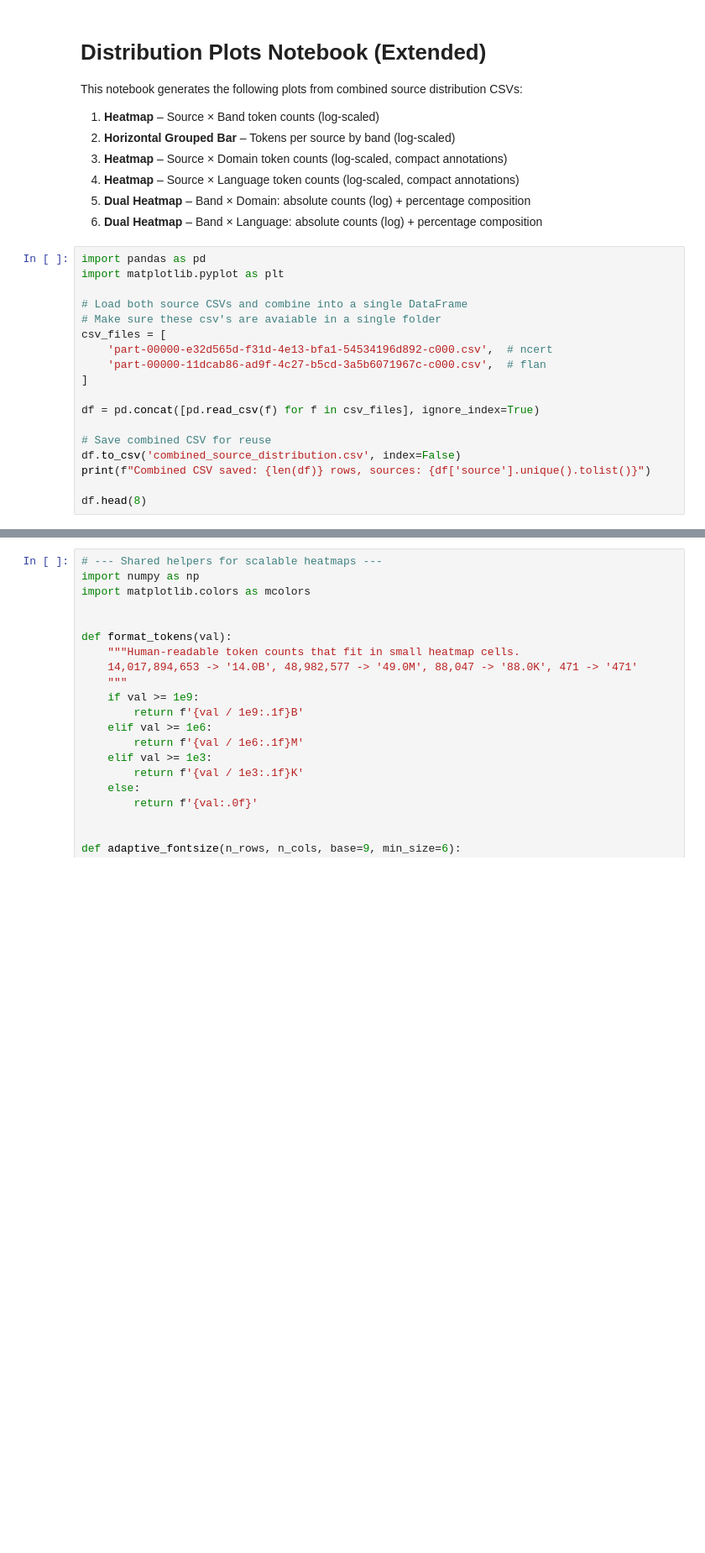
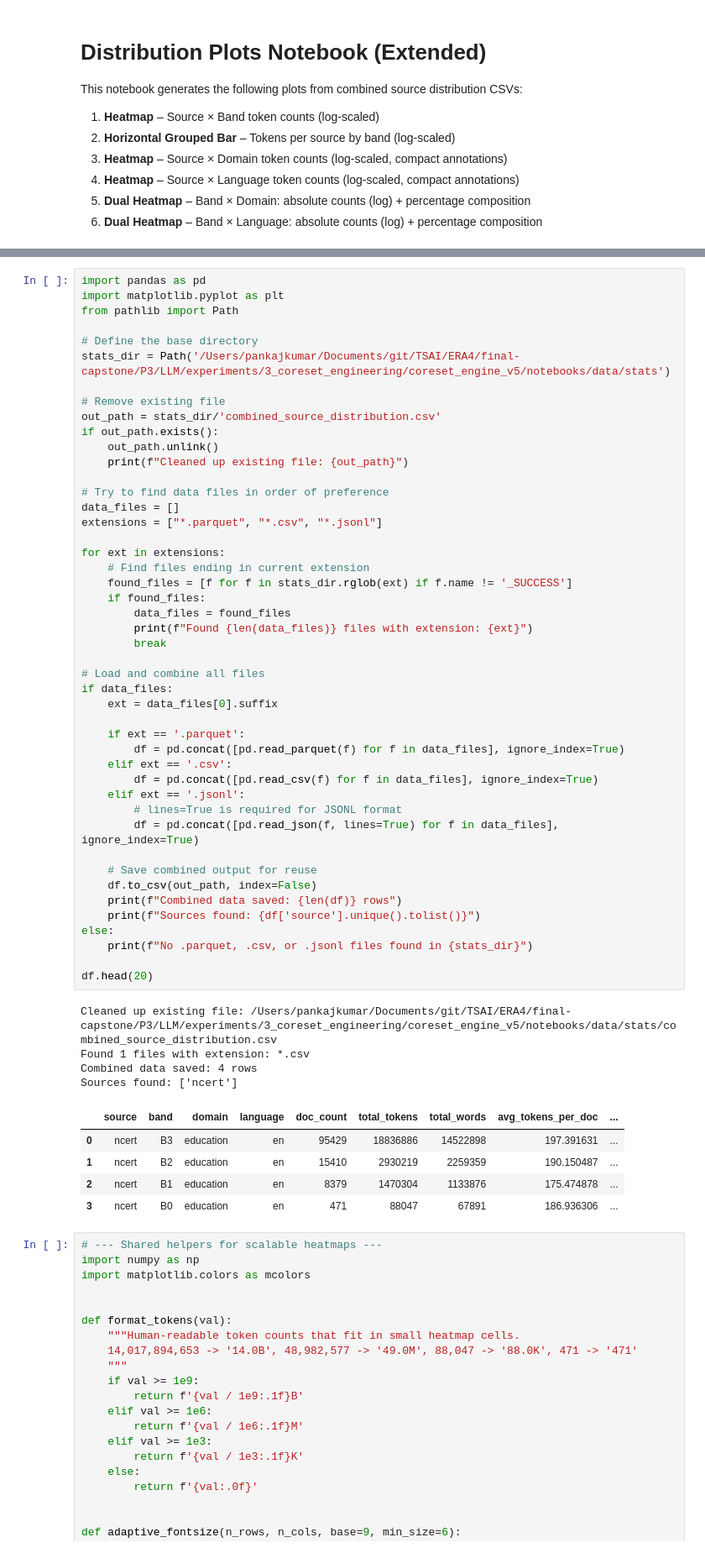
Before and after one commit to The-School-of-AI/LLM, a Jupyter notebook: experiments/3_coreset_engineering/coreset_engine_v5/notebooks/distribution_plots_notebook_extended.ipynb, the cells around one changed output, grey strips where cells are left out. Shown at 84% size. Drawn from its saved outputs; the diff is of its cells as text; blank space fills up the shorter version.

Commit message:
chore: included optimizations and updated emr, notebook for distribution, Readme

```diff
--- a/experiments/3_coreset_engineering/coreset_engine_v5/notebooks/distribution_plots_notebook_extended.ipynb
+++ b/experiments/3_coreset_engineering/coreset_engine_v5/notebooks/distribution_plots_notebook_extended.ipynb
@@ -8,21 +10,3 @@ This notebook generates the following plots from combined source distribution CS
 4. **Heatmap** – Source × Language token counts (log-scaled, compact annotations)
 5. **Dual Heatmap** – Band × Domain: absolute counts (log) + percentage composition
 6. **Dual Heatmap** – Band × Language: absolute counts (log) + percentage composition
-# %%
-import pandas as pd
-import matplotlib.pyplot as plt
-
-# Load both source CSVs and combine into a single DataFrame
-# Make sure these csv's are avaiable in a single folder
-csv_files = [
-    'part-00000-e32d565d-f31d-4e13-bfa1-54534196d892-c000.csv',  # ncert
-    'part-00000-11dcab86-ad9f-4c27-b5cd-3a5b6071967c-c000.csv',  # flan
-]
-
-df = pd.concat([pd.read_csv(f) for f in csv_files], ignore_index=True)
-
-# Save combined CSV for reuse
-df.to_csv('combined_source_distribution.csv', index=False)
-print(f"Combined CSV saved: {len(df)} rows, sources: {df['source'].unique().tolist()}")
-
-df.head(8)
@@ -40,3 +13,59 @@ Combined CSV saved: 8 rows, sources: ['ncert', 'flan']
+# %%
+import pandas as pd
+import matplotlib.pyplot as plt
+from pathlib import Path
+
+# Define the base directory
+stats_dir = Path('/Users/pankajkumar/Documents/git/TSAI/ERA4/final-capstone/P3/LLM/experiments/3_coreset_engineering/coreset_engine_v5/notebooks/data/stats')
+
+# Remove existing file
+out_path = stats_dir/'combined_source_distribution.csv'
+if out_path.exists():
+    out_path.unlink()
+    print(f"Cleaned up existing file: {out_path}")
+
+# Try to find data files in order of preference
+data_files = []
+extensions = ["*.parquet", "*.csv", "*.jsonl"]
+
+for ext in extensions:
+    # Find files ending in current extension
+    found_files = [f for f in stats_dir.rglob(ext) if f.name != '_SUCCESS']
+    if found_files:
+        data_files = found_files
+        print(f"Found {len(data_files)} files with extension: {ext}")
+        break
+
+# Load and combine all files
+if data_files:
+    ext = data_files[0].suffix
+
+    if ext == '.parquet':
+        df = pd.concat([pd.read_parquet(f) for f in data_files], ignore_index=True)
+    elif ext == '.csv':
+        df = pd.concat([pd.read_csv(f) for f in data_files], ignore_index=True)
+    elif ext == '.jsonl':
+        # lines=True is required for JSONL format
+        df = pd.concat([pd.read_json(f, lines=True) for f in data_files], ignore_index=True)
+
+    # Save combined output for reuse
+    df.to_csv(out_path, index=False)
+    print(f"Combined data saved: {len(df)} rows")
+    print(f"Sources found: {df['source'].unique().tolist()}")
+else:
+    print(f"No .parquet, .csv, or .jsonl files found in {stats_dir}")
+
+df.head(20)
+# %% [output]
+Cleaned up existing file: /Users/pankajkumar/Documents/git/TSAI/ERA4/final-capstone/P3/LLM/experiments/3_coreset_engineering/coreset_engine_v5/notebooks/data/stats/combined_source_distribution.csv
+Found 1 files with extension: *.csv
+Combined data saved: 4 rows
+Sources found: ['ncert']
+|  | source | band | domain | language | doc_count | total_tokens | total_words | avg_tokens_per_doc | ... |
+| 0 | ncert | B3 | education | en | 95429 | 18836886 | 14522898 | 197.391631 | ... |
+| 1 | ncert | B2 | education | en | 15410 | 2930219 | 2259359 | 190.150487 | ... |
+| 2 | ncert | B1 | education | en | 8379 | 1470304 | 1133876 | 175.474878 | ... |
+| 3 | ncert | B0 | education | en | 471 | 88047 | 67891 | 186.936306 | ... |
 # %%
 # --- Shared helpers for scalable heatmaps ---
 import numpy as np
```
Also changed, not shown: parts of 2 cells of this notebook, 6 other files.
